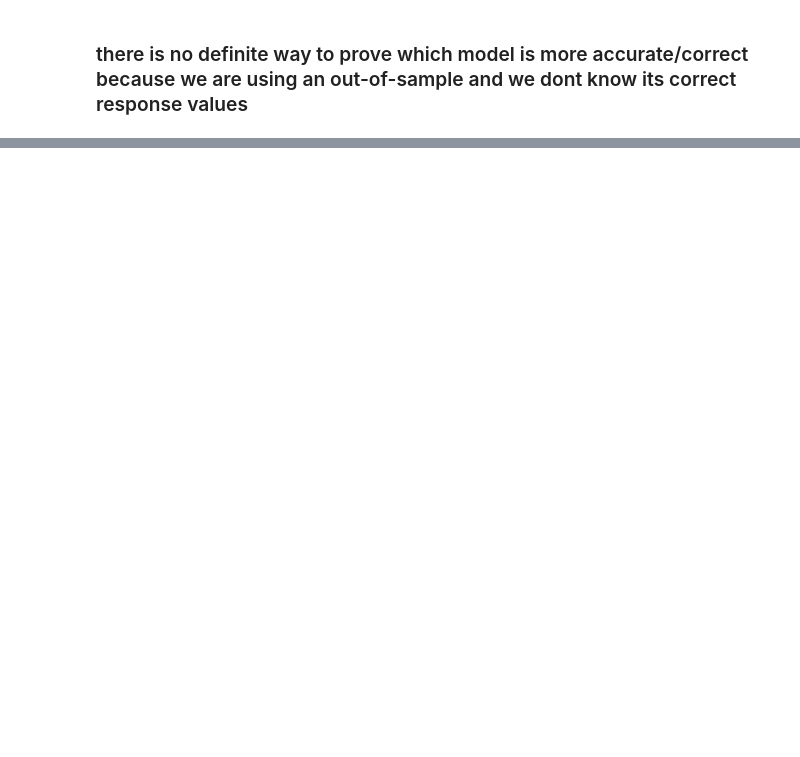
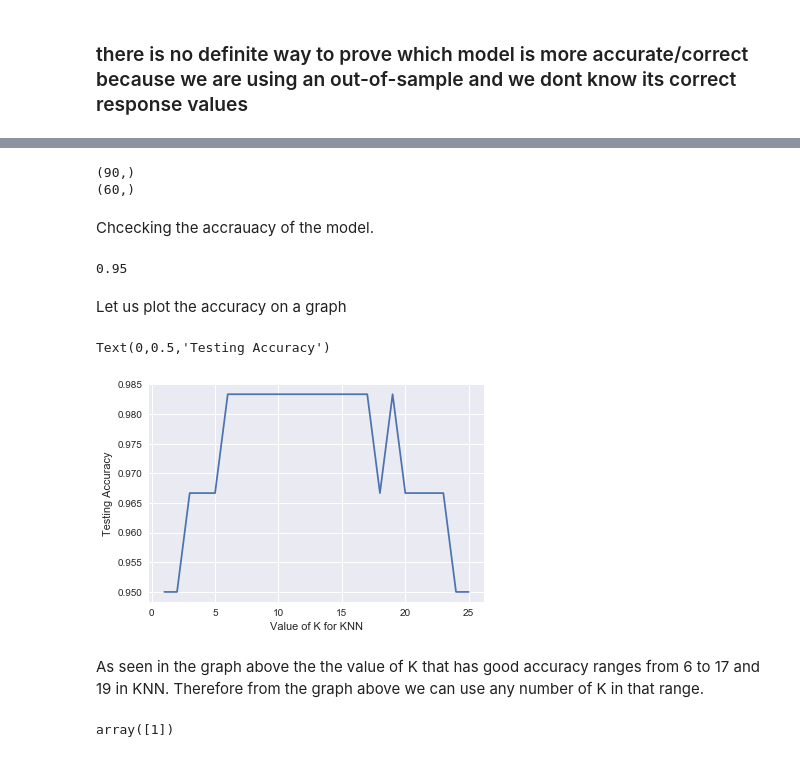
Before and after one commit to KarthikBhaktha/Iris-Data, a Jupyter notebook: iris.ipynb, the cells around one changed output, grey strips where cells are left out. Cells and saved outputs as stored; diff of their text form; code cells hidden in the pictures; blank space fills up the shorter version.

```diff
--- a/iris.ipynb
+++ b/iris.ipynb
@@ -172,0 +200,5 @@ array([2, 0])
+# %%
+knn = KNeighborsClassifier(n_neighbors=1)
+knn.fit(X,y)
+knn_1_pred = knn.predict(X)
+print (metrics.accuracy_score(y,knn_1_pred))
@@ -172,0 +216,4 @@ array([2, 0])
+# %%
+#usiung the SKLs bultin train_test_split function.
+from sklearn.cross_validation import train_test_split
+X_train,X_test,y_train,y_test = train_test_split(X,y,test_size=0.4, random_state=4)
@@ -172,0 +233,51 @@ array([2, 0])
+# %%
+print(y_train.shape)
+print(y_test.shape)
+# %% [output]
+(90,)
+(60,)
+# %% [markdown]
+Chcecking the accrauacy of the model.
+# %%
+#loading the model into an object
+lorg = LogisticRegression()
+#fitting the data X-train and y_train
+lorg.fit(X_train,y_train)
+#predictiong the response by passing the X_test
+y_pred = lorg.predict(X_test)
+
+#measuring the accuracy of the model usiby comparing the actual response value y_test to y_pred
+print(metrics.accuracy_score(y_test,y_pred))
+# %% [output]
+0.95
+# %%
+# let us see for which KNN number will the model be more accurate
+scores = []
+k_range = range(1,26)
+for k in k_range:
+    knn = KNeighborsClassifier(n_neighbors=k)
+    knn.fit(X_train,y_train)
+    y_pred = knn.predict(X_test)
+    scores.append(metrics.accuracy_score(y_test,y_pred))
+# %% [markdown]
+Let us plot the accuracy on a graph
+# %%
+import matplotlib.pyplot as plt
+%matplotlib inline
+plt.plot(k_range,scores)
+plt.xlabel("Value of K for KNN")
+plt.ylabel("Testing Accuracy")
+# %% [output]
+Text(0,0.5,'Testing Accuracy')
+[figure, added]
+# %% [markdown]
+As seen in the graph above the the value of K that has good accuracy ranges from 6 to 17 and 19 in KNN. Therefore from the graph above we can use any number of K in that range.
+# %%
+#using one of the value from the graph above test the model in KNN.
+#1 instantiating the estimator
+knn = KNeighborsClassifier(n_neighbors = 12)
+#2 fit the data
+knn.fit(X,y)
+knn.predict([[3,5,4,2]])
+# %% [output]
+array([1])
```
Also changed, not shown: parts of 19 cells of this notebook.
